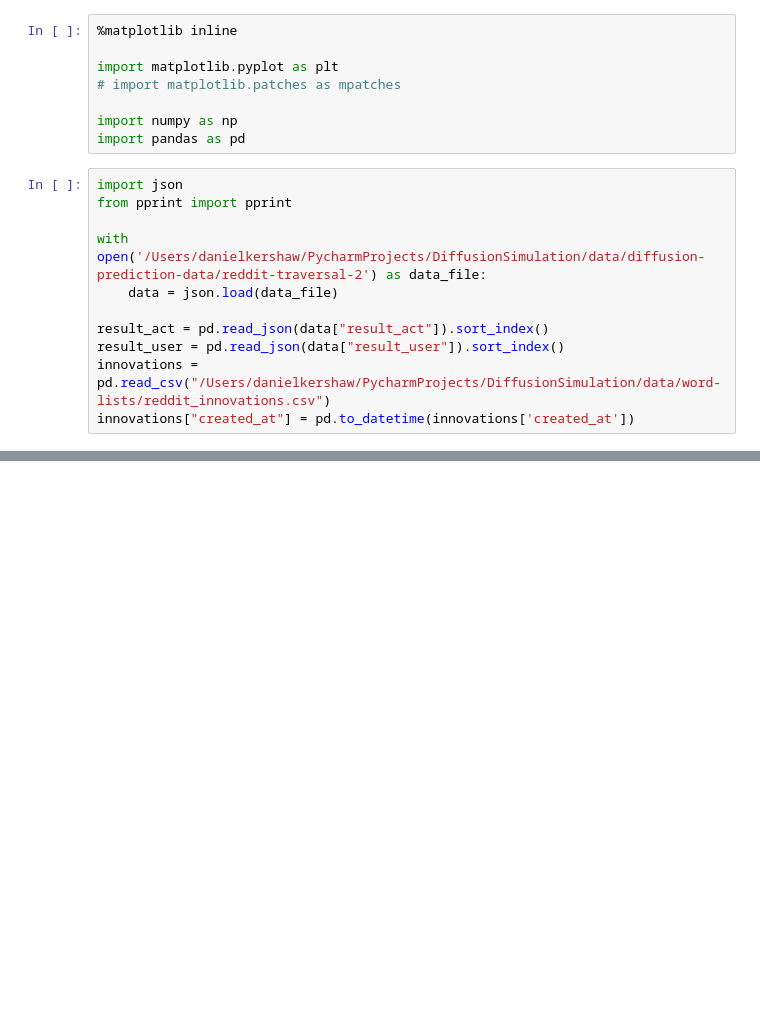
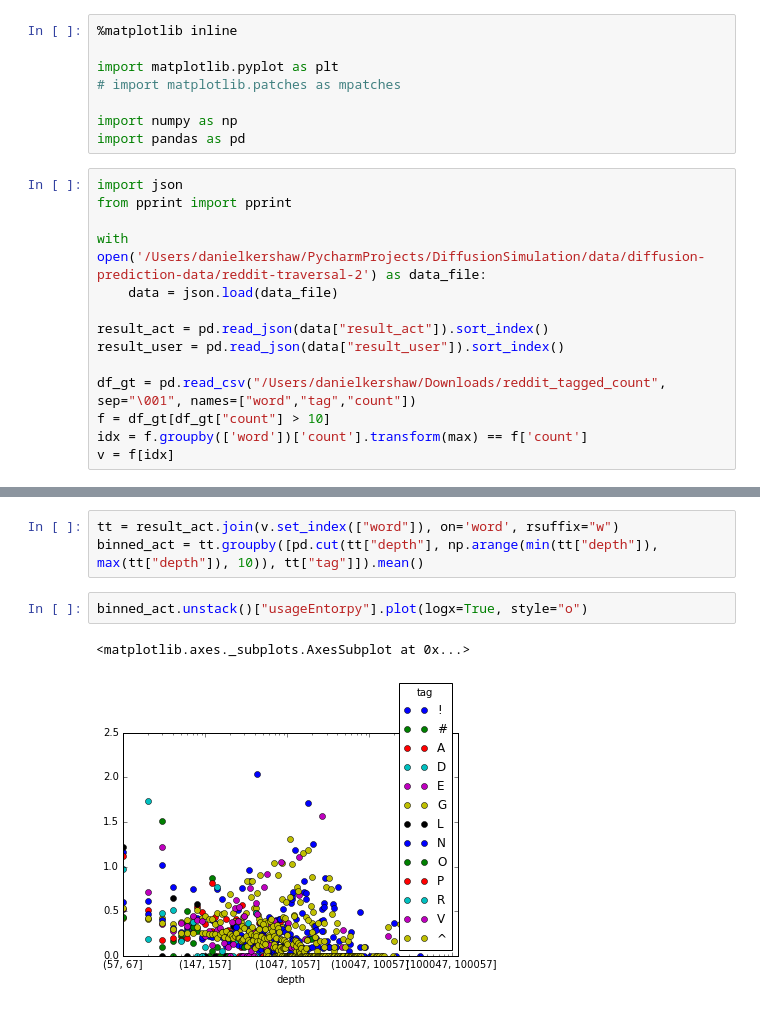
Before and after one commit to danjamker/DiffusionSimulation, a Jupyter notebook: notebook/visualize-diffusion.ipynb, the cells around one changed output, grey strips where cells are left out. Drawn from its saved outputs; the diff is of its cells as text; blank space fills up the shorter version.

Commit message:
Adding more measures to the diffusion

```diff
--- a/notebook/visualize-diffusion.ipynb
+++ b/notebook/visualize-diffusion.ipynb
@@ -15,5 +15,8 @@ with open('/Users/danielkershaw/PycharmProjects/DiffusionSimulation/data/diffusi
 
 result_act = pd.read_json(data["result_act"]).sort_index()
 result_user = pd.read_json(data["result_user"]).sort_index()
-innovations = pd.read_csv("/Users/danielkershaw/PycharmProjects/DiffusionSimulation/data/word-lists/reddit_innovations.csv")
-innovations["created_at"] = pd.to_datetime(innovations['created_at'])
+
+df_gt = pd.read_csv("/Users/danielkershaw/Downloads/reddit_tagged_count", sep="\001", names=["word","tag","count"])
+f = df_gt[df_gt["count"] > 10]
+idx = f.groupby(['word'])['count'].transform(max) == f['count']
+v = f[idx]
@@ -20,3 +44,11 @@ innovations["created_at"] = pd.to_datetime(innovations['created_at'])
+# %%
+tt = result_act.join(v.set_index(["word"]), on='word', rsuffix="w")
+binned_act = tt.groupby([pd.cut(tt["depth"], np.arange(min(tt["depth"]), max(tt["depth"]), 10)), tt["tag"]]).mean()
+# %%
+binned_act.unstack()["usageEntorpy"].plot(logx=True, style="o")
+# %% [output]
+<matplotlib.axes._subplots.AxesSubplot at 0x...>
+[figure, added]
 # %%
 binned_act = result_act.groupby(pd.cut(result_act["depth"], np.arange(min(result_act["depth"]), max(result_act["depth"]), 10))).mean()
 binned_user = result_user.groupby(pd.cut(result_user["depth"], np.arange(min(result_user["depth"]), max(result_user["depth"]), 10))).mean()
```
Also changed, not shown: parts of 3 cells of this notebook, 3 other files.
